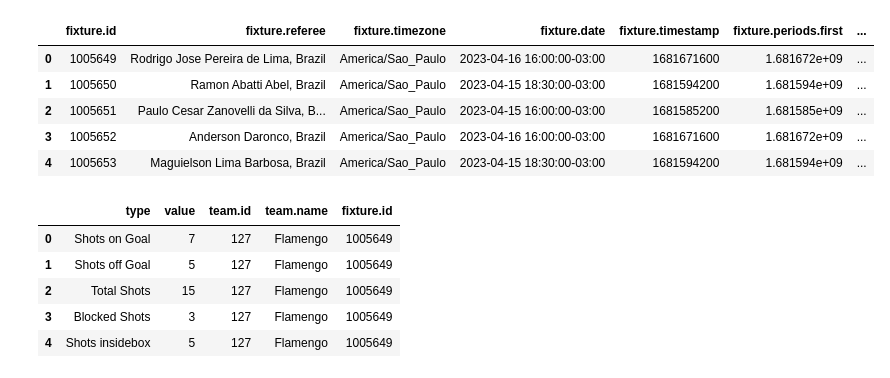
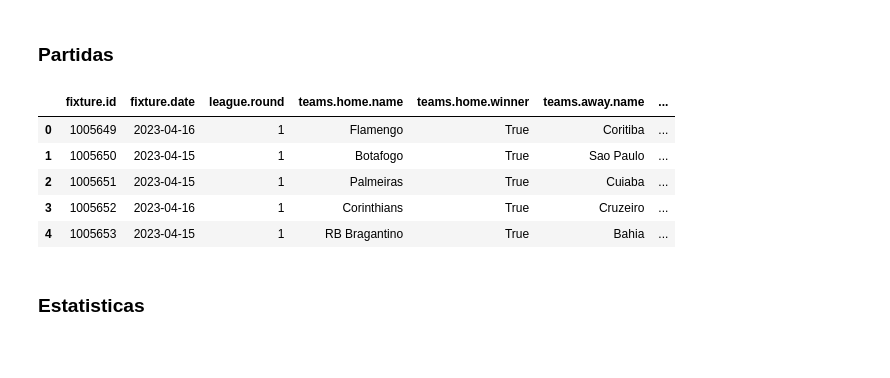
Before and after one commit to raphaelrocha22/Projeto_Sports_Infnet, a Jupyter notebook: 2-Analise_Dados.ipynb, the cells around one changed output. Drawn from its saved outputs; the diff is of its cells as text; code cells hidden in the pictures; blank space fills up the shorter version.

```diff
--- a/2-Analise_Dados.ipynb
+++ b/2-Analise_Dados.ipynb
@@ -5,15 +6,33 @@ import pandas as pd
 # %%
 #Exibir totas as colunas no pandas
 pd.set_option('display.max_columns', None)
+# %% [markdown]
+### Partidas
 # %%
-df_partidas = pd.read_parquet('data/raw/brasileirao_2023/partidas/')
+df_partidas_raw = pd.read_parquet('data/raw/brasileirao_2023/partidas/')
+# %%
+df_partidas = df_partidas_raw.copy()
+
+df_partidas['fixture.date'] = df_partidas['fixture.date'].dt.date
+df_partidas['league.round'] = df_partidas['league.round'].replace('Regular Season - ', '', regex=True)
+
+df_partidas = df_partidas[['fixture.id', 'fixture.date', 'league.round',
+                           'teams.home.name', 'teams.home.winner',
+                           'teams.away.name', 'teams.away.winner',
+                           'score.fulltime.home', 'score.fulltime.away']]
+
+df_partidas = df_partidas.astype({'league.round':'int',
+                                  'teams.home.winner': 'bool',
+                                  'teams.away.winner': 'bool'})
 # %%
-df_partidas.head()
+df_partidas.sort_values('fixture.id').head()
 # %% [output]
-|  | fixture.id | fixture.referee | fixture.timezone | fixture.date | fixture.timestamp | fixture.periods.first | ... |
-| 0 | 1005649 | Rodrigo Jose Pereira de Lima, Brazil | America/Sao_Paulo | 2023-04-16 16:00:00-03:00 | 1681671600 | 1.681672e+09 | ... |
-| 1 | 1005650 | Ramon Abatti Abel, Brazil | America/Sao_Paulo | 2023-04-15 18:30:00-03:00 | 1681594200 | 1.681594e+09 | ... |
-| 2 | 1005651 | Paulo Cesar Zanovelli da Silva, B... | America/Sao_Paulo | 2023-04-15 16:00:00-03:00 | 1681585200 | 1.681585e+09 | ... |
-| 3 | 1005652 | Anderson Daronco, Brazil | America/Sao_Paulo | 2023-04-16 16:00:00-03:00 | 1681671600 | 1.681672e+09 | ... |
-| 4 | 1005653 | Maguielson Lima Barbosa, Brazil | America/Sao_Paulo | 2023-04-15 18:30:00-03:00 | 1681594200 | 1.681594e+09 | ... |
+|  | fixture.id | fixture.date | league.round | teams.home.name | teams.home.winner | teams.away.name | ... |
+| 0 | 1005649 | 2023-04-16 | 1 | Flamengo | True | Coritiba | ... |
+| 1 | 1005650 | 2023-04-15 | 1 | Botafogo | True | Sao Paulo | ... |
+| 2 | 1005651 | 2023-04-15 | 1 | Palmeiras | True | Cuiaba | ... |
+| 3 | 1005652 | 2023-04-16 | 1 | Corinthians | True | Cruzeiro | ... |
+| 4 | 1005653 | 2023-04-15 | 1 | RB Bragantino | True | Bahia | ... |
+# %% [markdown]
+### Estatisticas
 # %%
@@ -21,9 +39,0 @@ df_partidas_stats = pd.read_parquet('data/raw/brasileirao_2023/partidas_estatist
-# %%
-df_partidas_stats.head()
-# %% [output]
-|  | type | value | team.id | team.name | fixture.id |
-| 0 | Shots on Goal | 7 | 127 | Flamengo | 1005649 |
-| 1 | Shots off Goal | 5 | 127 | Flamengo | 1005649 |
-| 2 | Total Shots | 15 | 127 | Flamengo | 1005649 |
-| 3 | Blocked Shots | 3 | 127 | Flamengo | 1005649 |
-| 4 | Shots insidebox | 5 | 127 | Flamengo | 1005649 |
```
Also changed, not shown: parts of 14 cells of this notebook, 2 other files.
